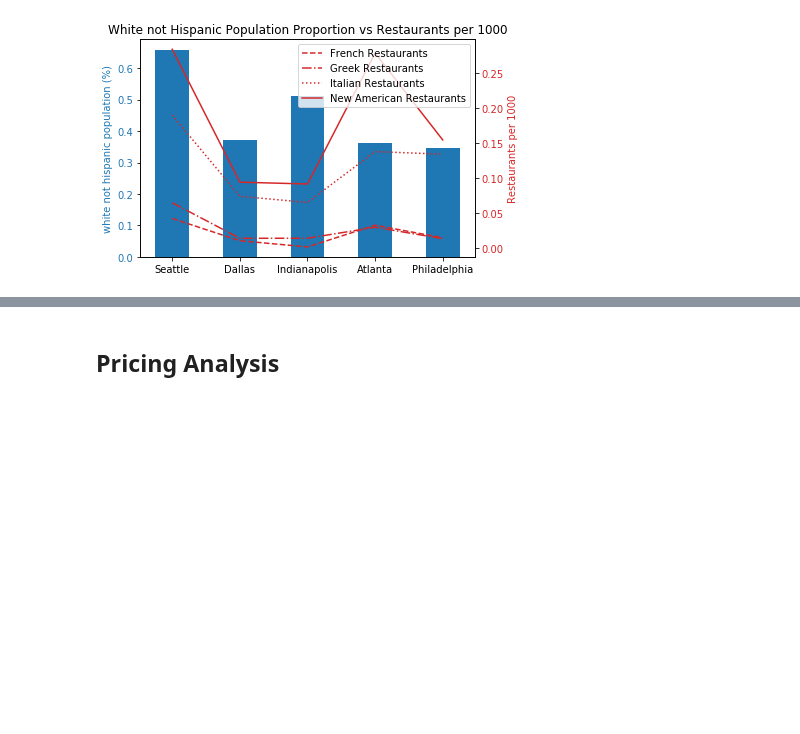
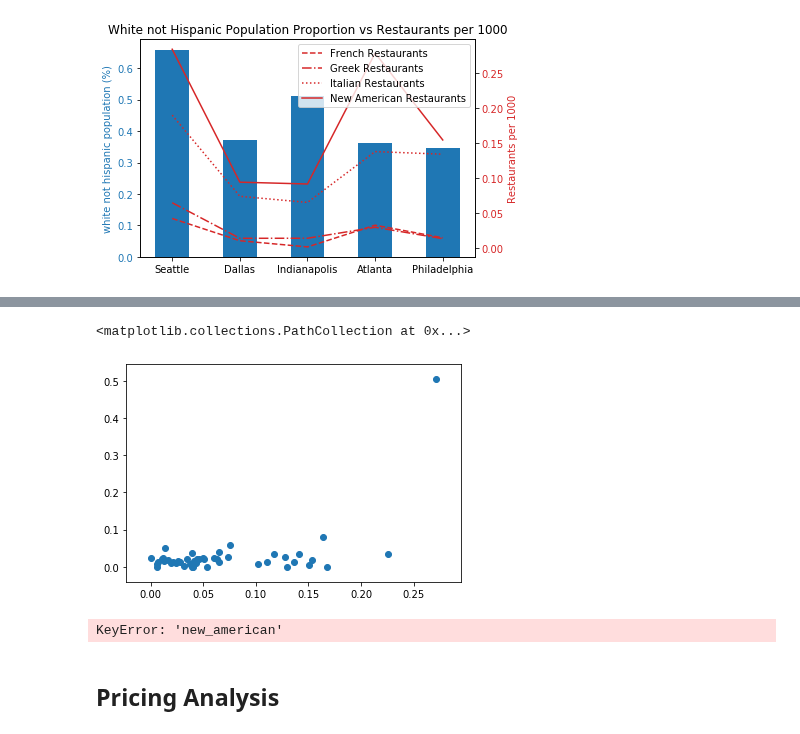
Before and after one commit to DPintacasi/teamcobra_project1, a Jupyter notebook: Scripts/final_analysis.ipynb, the cells around one changed output, grey strips where cells are left out. Drawn from its saved outputs; the diff is of its cells as text; code cells hidden in the pictures; blank space fills up the shorter version.

```diff
--- a/Scripts/final_analysis.ipynb
+++ b/Scripts/final_analysis.ipynb
@@ -244,0 +265,16 @@ plt.show()
+# %%
+byzipcode_compare_df = byzipcode.set_index('zipcode')
+byzipcode_compare_df = byzipcode_compare_df.drop(columns = ['geopoint','per_capita_income', 'white','african_american', 'native_american', 'asian','native_hawaiian_pacific_islander', 'other_race', 'two_or_more_races','white_not_hispanic', 'hispanic_or_latino'])
+
+rest_ethnicity_list = df['rest_ethnicity'].unique()
+
+for ethnicity in rest_ethnicity_list:
+    byzipcode_compare_df[f'{ethnicity}'] = ''
+
+byzipcode_compare_df
+
+zipcodes = byzipcode_compare_df.index
+
+for zipcode in zipcodes:
+    for ethnicity in rest_ethnicity_list:
+        byzipcode_compare_df.loc[zipcode,f'{ethnicity}'] = 100*len(df[(df['zipcode'] == zipcode)&(df['rest_ethnicity'] == f'{ethnicity}')])/byzipcode_compare_df.loc[zipcode,'population']
@@ -245,3 +298,13 @@ plt.show()
+# %%
+compare_phila_zipcodes = byzipcode_compare_df[byzipcode_compare_df['city']=='Philadelphia']
+plt.scatter(compare_phila_zipcodes['asian%'],compare_phila_zipcodes['chinese'])
+# %% [output]
+<matplotlib.collections.PathCollection at 0x...>
+[figure, added]
+# %%
+plt.scatter(compare_phila_zipcodes['white_not_hispanic%'],compare_phila_zipcodes['new_american'])
+# %% [output]
+KeyError: 'new_american'
 # %% [markdown]
 ## Pricing Analysis
 # %%
```
Also changed, not shown: parts of 8 cells of this notebook.
